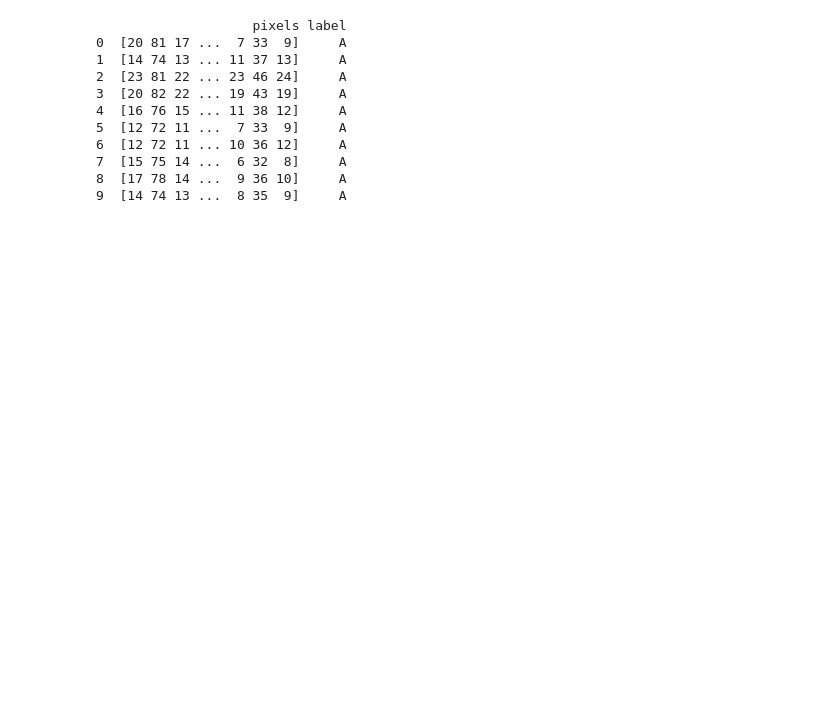
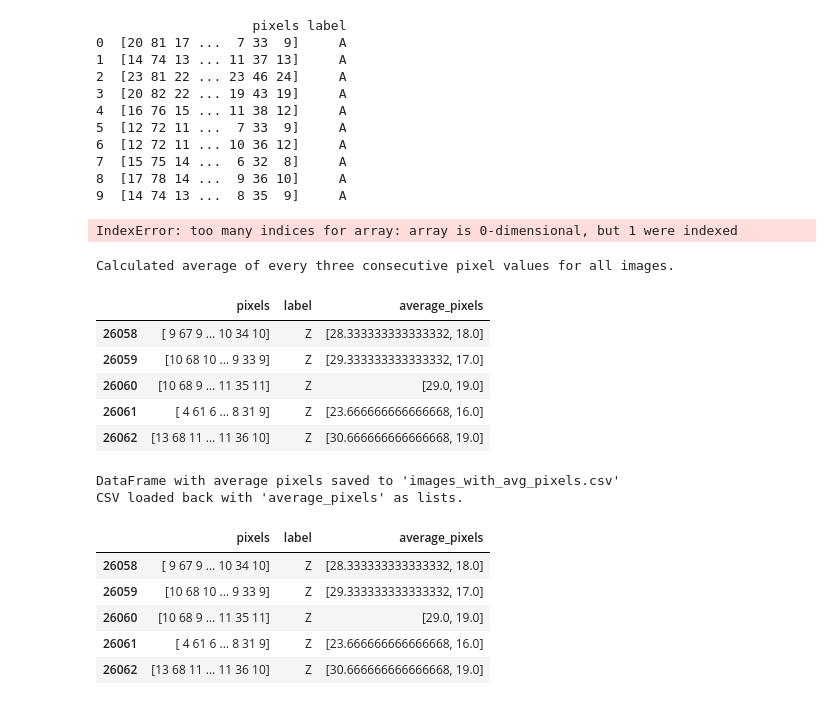
Before and after one commit to Prakas-Dutta/Hand-gesture-to-alphabet, a Jupyter notebook: Alphabetical_Hand_gesture_recognition_using_deep_learning.ipynb, the cells around one changed output. Cells and saved outputs as stored; diff of their text form; code cells hidden in the pictures; blank space fills up the shorter version.

```diff
--- a/Alphabetical_Hand_gesture_recognition_using_deep_learning.ipynb
+++ b/Alphabetical_Hand_gesture_recognition_using_deep_learning.ipynb
@@ -71,3 +85,58 @@ print(images.head(10))
 7  [15 75 14 ...  6 32  8]     A
 8  [17 78 14 ...  9 36 10]     A
 9  [14 74 13 ...  8 35  9]     A
+# %%
+
+arr=np.array(images['pixels'][0])
+# print(type(arr))
+# for i in range(arr.size):
+#   print(arr[i])
+# %% [output]
+IndexError: too many indices for array: array is 0-dimensional, but 1 were indexed
+# %%
+import re
+import ast
+all_images_average_pixels = []
+
+for index, row in images.iterrows():
+    pixel_str = row['pixels']
+    pixel_values_str = re.sub(r'[\[\]...]', '', pixel_str).split()
+    pixel_values = [int(val) for val in pixel_values_str]
+
+    average_of_threes = [
+        sum(pixel_values[i:i+3]) / 3
+        for i in range(0, len(pixel_values), 3)
+        if len(pixel_values[i:i+3]) == 3
+    ]
+
+    all_images_average_pixels.append(average_of_threes)
+
+images['average_pixels'] = all_images_average_pixels
+
+print("Calculated average of every three consecutive pixel values for all images.")
+display(images.tail())
+
+images.to_csv('images_with_avg_pixels.csv', index=False)
+print("DataFrame with average pixels saved to 'images_with_avg_pixels.csv'")
+
+images_loaded = pd.read_csv('images_with_avg_pixels.csv')
+images_loaded['average_pixels'] = images_loaded['average_pixels'].apply(ast.literal_eval)
+
+print("CSV loaded back with 'average_pixels' as lists.")
+display(images_loaded.tail())
+# %% [output]
+Calculated average of every three consecutive pixel values for all images.
+|  | pixels | label | average_pixels |
+| 26058 | [ 9 67 9 ... 10 34 10] | Z | [28.333333333333332, 18.0] |
+| 26059 | [10 68 10 ... 9 33 9] | Z | [29.333333333333332, 17.0] |
+| 26060 | [10 68 9 ... 11 35 11] | Z | [29.0, 19.0] |
+| 26061 | [ 4 61 6 ... 8 31 9] | Z | [23.666666666666668, 16.0] |
+| 26062 | [13 68 11 ... 11 36 10] | Z | [30.666666666666668, 19.0] |
+DataFrame with average pixels saved to 'images_with_avg_pixels.csv'
+CSV loaded back with 'average_pixels' as lists.
+|  | pixels | label | average_pixels |
+| 26058 | [ 9 67 9 ... 10 34 10] | Z | [28.333333333333332, 18.0] |
+| 26059 | [10 68 10 ... 9 33 9] | Z | [29.333333333333332, 17.0] |
+| 26060 | [10 68 9 ... 11 35 11] | Z | [29.0, 19.0] |
+| 26061 | [ 4 61 6 ... 8 31 9] | Z | [23.666666666666668, 16.0] |
+| 26062 | [13 68 11 ... 11 36 10] | Z | [30.666666666666668, 19.0] |
```
Also changed, not shown: parts of 3 cells of this notebook.
